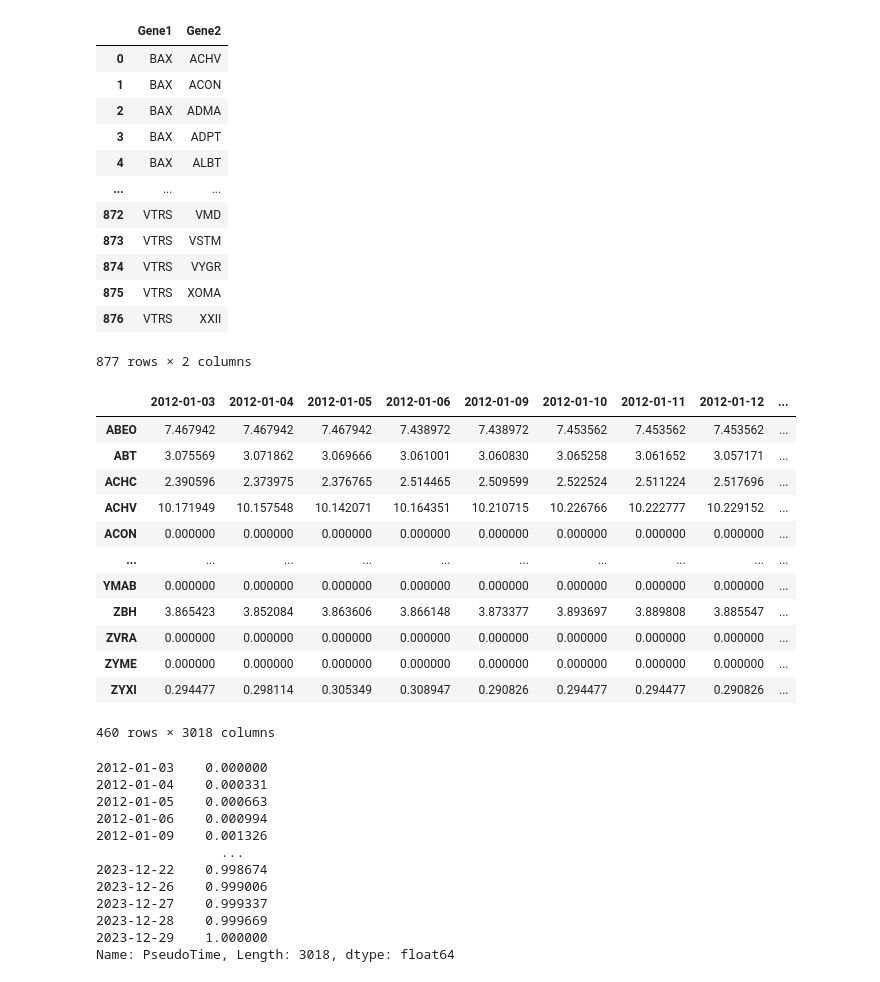
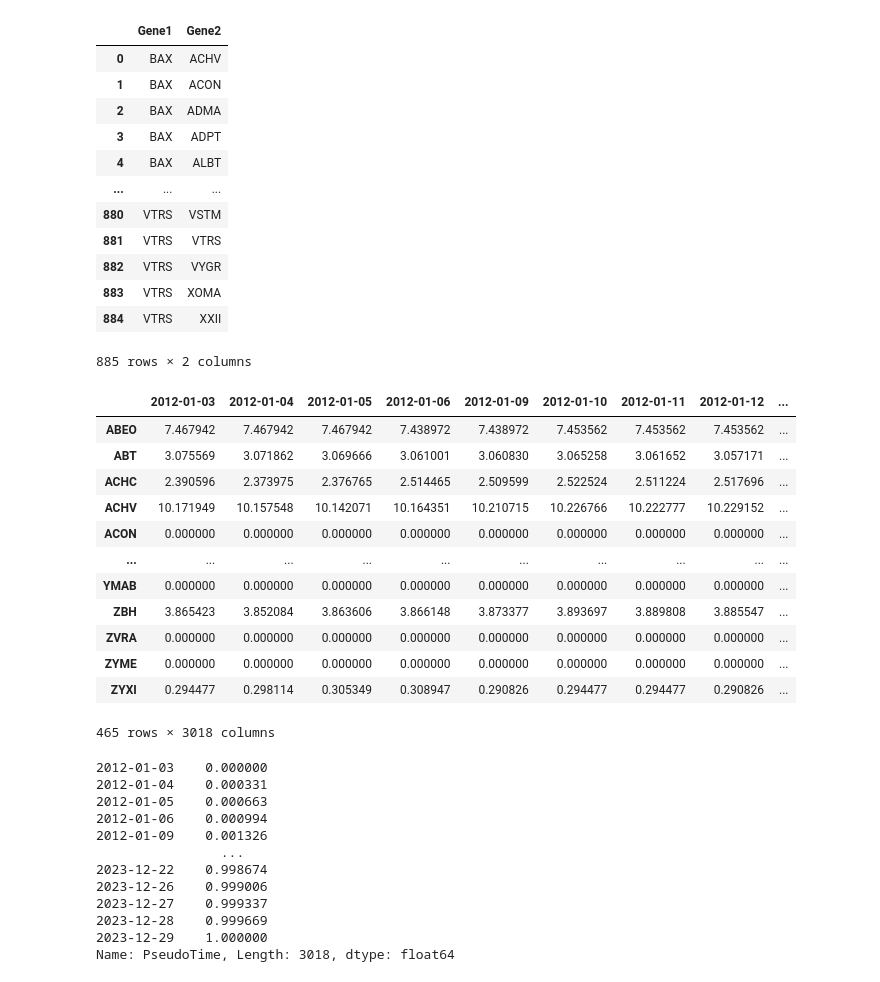
Before and after one commit to calebclayreagor/DELAY-finance, a Jupyter notebook: DELAY-preprocessing.ipynb, the cells around one changed output. Saved outputs shown, nothing was run; the diff lists cells and outputs as text; code cells hidden in the pictures.

```diff
--- a/DELAY-preprocessing.ipynb
+++ b/DELAY-preprocessing.ipynb
@@ -3,22 +3,22 @@ import os
 import numpy as np
 import pandas as pd
 # %%
-refNetwork = pd.read_csv(os.path.join('DELAY', 'refNetwork.csv'))
+refNetwork = pd.read_csv(os.path.join('DELAY-dataset', 'refNetwork.csv'))
 refNetwork
 # %% [output]
 |  | Gene1 | Gene2 |
 | 0 | BAX | ACHV |
 | 1 | BAX | ACON |
 | 2 | BAX | ADMA |
 | 3 | BAX | ADPT |
 | 4 | BAX | ALBT |
 | ... | ... | ... |
-| 872 | VTRS | VMD |
-| 873 | VTRS | VSTM |
-| 874 | VTRS | VYGR |
-| 875 | VTRS | XOMA |
-| 876 | VTRS | XXII |
+| 880 | VTRS | VSTM |
+| 881 | VTRS | VTRS |
+| 882 | VTRS | VYGR |
+| 883 | VTRS | XOMA |
+| 884 | VTRS | XXII |
-877 rows × 2 columns
+885 rows × 2 columns
 # %%
 start_date, end_date = '2012-01-01', '2023-12-31'
 ix = pd.date_range(start_date, end_date, freq = 'B')
@@ -31,7 +31,7 @@ for col in X.columns:
     df.index = pd.to_datetime(df.index)
     X[col] = df['Adj Close']
 X = np.log1p(X.dropna(how = 'all').fillna(0.).T)
-X.to_csv(os.path.join('DELAY', 'NormalizedData.csv'))
+X.to_csv(os.path.join('DELAY-dataset', 'NormalizedData.csv'))
 X
 # %% [output]
 |  | 2012-01-03 | 2012-01-04 | 2012-01-05 | 2012-01-06 | 2012-01-09 | 2012-01-10 | 2012-01-11 | 2012-01-12 | ... |
@@ -46,7 +46,7 @@ X
 | ZVRA | 0.000000 | 0.000000 | 0.000000 | 0.000000 | 0.000000 | 0.000000 | 0.000000 | 0.000000 | ... |
 | ZYME | 0.000000 | 0.000000 | 0.000000 | 0.000000 | 0.000000 | 0.000000 | 0.000000 | 0.000000 | ... |
 | ZYXI | 0.294477 | 0.298114 | 0.305349 | 0.308947 | 0.290826 | 0.294477 | 0.294477 | 0.290826 | ... |
-460 rows × 3018 columns
+465 rows × 3018 columns
 # %%
 t = np.arange(X.shape[1]) / (X.shape[1] - 1)
 t = pd.Series(t, index = X.columns, name = 'PseudoTime')
```
Also changed, not shown: parts of 3 cells of this notebook, 16 other files.
